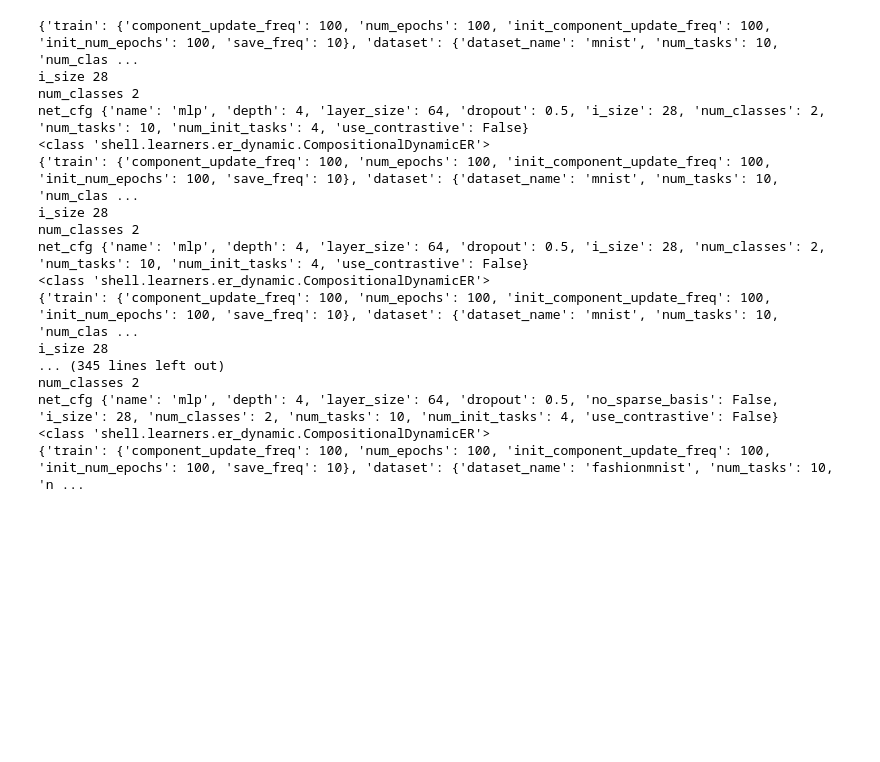
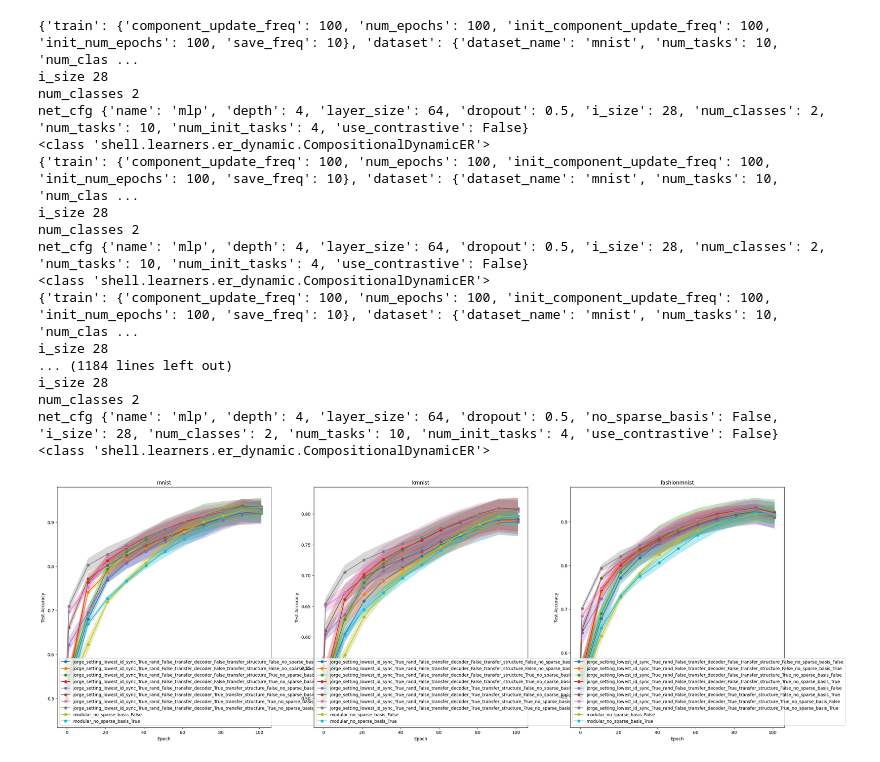
Before and after one commit to vlongle/learning-hive, a Jupyter notebook: plot_learning_curve.ipynb, the cells around one changed output. Drawn from its saved outputs; the diff is of its cells as text; code cells hidden in the pictures; blank space fills up the shorter version.

```diff
--- a/plot_learning_curve.ipynb
+++ b/plot_learning_curve.ipynb
@@ -321,7 +315,7 @@ def get_save_dirs(dataset, seed):
                             experiment_name = f"jorge_setting_lowest_task_id_wins_modmod_test_sync_base_{sync_base}_opt_with_random_{opt_with_random}_frozen_{freeze_candidate_module}_transfer_decoder_{transfer_decoder}_transfer_structure_{transfer_structure}_no_sparse_basis_{no_sparse_basis}"
                             # experiment_name = f"jorge_setting_lowest_task_id_wins_modmod_test_sync_base_{sync_base}_opt_with_random_{opt_with_random}_frozen_False"
                             # experiment_name = f"lowest_task_id_wins_modmod_test_sync_base_{sync_base}_opt_with_random_{opt_with_random}_frozen_False"
-                            name = f'jorge_setting_lowest_id_sync_{sync_base}_rand_{opt_with_random}_no_sparse_basis_{no_sparse_basis}'
+                            name = f'jorge_setting_lowest_id_sync_{sync_base}_rand_{opt_with_random}_transfer_decoder_{transfer_decoder}_transfer_structure_{transfer_structure}_no_sparse_basis_{no_sparse_basis}'
                             if use_contrastive_opt:
                                 name += "_contrastive"
                             save_dirs[name] = get_save_dir(experiment_folder, experiment_name,
@@ -458,15 +452,17 @@ net_cfg {'name': 'mlp', 'depth': 4, 'layer_size': 64, 'dropout': 0.5, 'i_size':
 <class 'shell.learners.er_dynamic.CompositionalDynamicER'>
 {'train': {'component_update_freq': 100, 'num_epochs': 100, 'init_component_update_freq': 100, 'init_num_epochs': 100, 'save_freq': 10}, 'dataset': {'dataset_name': 'mnist', 'num_tasks': 10, 'num_clas ...
 i_size 28
-... (345 lines left out)
+... (1184 lines left out)
+i_size 28
 num_classes 2
 net_cfg {'name': 'mlp', 'depth': 4, 'layer_size': 64, 'dropout': 0.5, 'no_sparse_basis': False, 'i_size': 28, 'num_classes': 2, 'num_tasks': 10, 'num_init_tasks': 4, 'use_contrastive': False}
 <class 'shell.learners.er_dynamic.CompositionalDynamicER'>
-{'train': {'component_update_freq': 100, 'num_epochs': 100, 'init_component_update_freq': 100, 'init_num_epochs': 100, 'save_freq': 10}, 'dataset': {'dataset_name': 'fashionmnist', 'num_tasks': 10, 'n ...
 # %%
-fig, ax = plt.subplots(1, len(dataset_agg_dfs.keys()), figsize=(20, 5))
+fig, ax = plt.subplots(1, len(dataset_agg_dfs.keys()), figsize=(30, 10))
 for i, (dataset, agg_df) in enumerate(dataset_agg_dfs.items()):
     plot_agg_over_seeds(agg_df, title_name=dataset, ax=ax if not isinstance(ax, np.ndarray) else ax[i],metric=metric)
+# %% [output]
+[figure, added]
 # %%
 fig, ax = plt.subplots(1, len(dataset_seed_aucs.keys()), figsize=(20, 5))
 for i, (dataset, seed_aucs) in enumerate(dataset_seed_aucs.items()):
```
Also changed, not shown: parts of 2 cells of this notebook, 5 other files.
